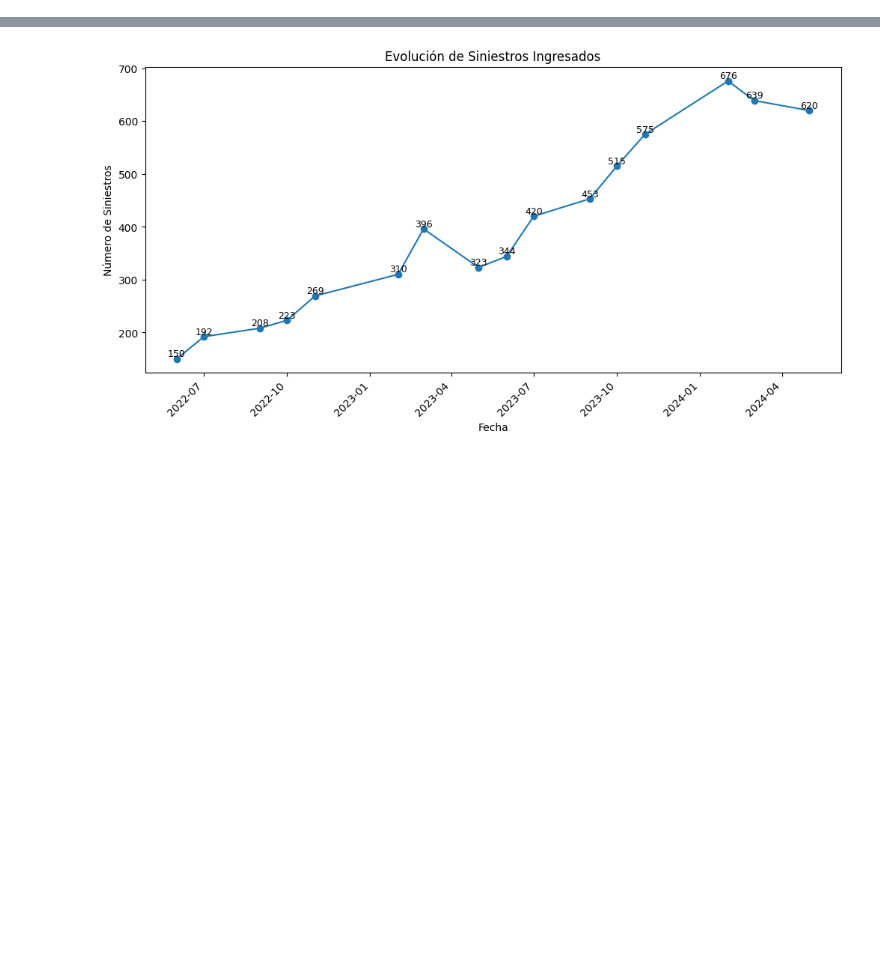
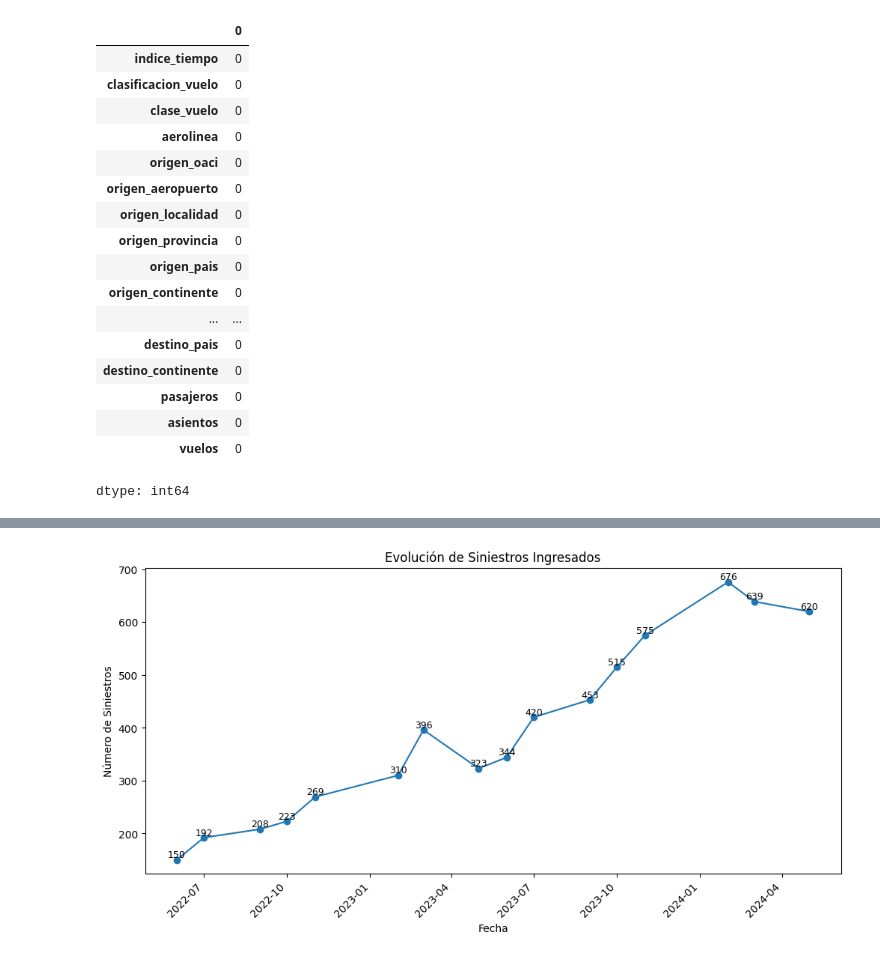
Before and after one commit to soledad-villarrubia/Data_Sciense_1, a Jupyter notebook: Proyecto_Final_CODERHOUSE.ipynb, the cells around one changed output, grey strips where cells are left out. Saved outputs shown, nothing was run; the diff lists cells and outputs as text; code cells hidden in the pictures; blank space fills up the shorter version.

```diff
--- a/Proyecto_Final_CODERHOUSE.ipynb
+++ b/Proyecto_Final_CODERHOUSE.ipynb
@@ -92,4 +91,26 @@ df.isnull().sum()  # Cuenta valores faltantes por columna
 dtype: int64
-# %%
-df['Importe pagado '] = df['Importe pagado '].astype(float)
-df['Suma Asegurada'] = df['Suma Asegurada'].astype(float)
+# %%
+df["origen_provincia"].fillna("No", inplace=True)##rellena los vacios con "No_encontrado"
+# %%
+df["destino_provincia"].fillna("No", inplace=True)##rellena los vacios con "No_encontrado"
+# %%
+df.isnull().sum()  # Cuenta valores faltantes por columna
+# %% [output]
+|  | 0 |
+| indice_tiempo | 0 |
+| clasificacion_vuelo | 0 |
+| clase_vuelo | 0 |
+| aerolinea | 0 |
+| origen_oaci | 0 |
+| origen_aeropuerto | 0 |
+| origen_localidad | 0 |
+| origen_provincia | 0 |
+| origen_pais | 0 |
+| origen_continente | 0 |
+| ... | ... |
+| destino_pais | 0 |
+| destino_continente | 0 |
+| pasajeros | 0 |
+| asientos | 0 |
+| vuelos | 0 |
+dtype: int64
```
Also changed, not shown: parts of 8 cells of this notebook.
